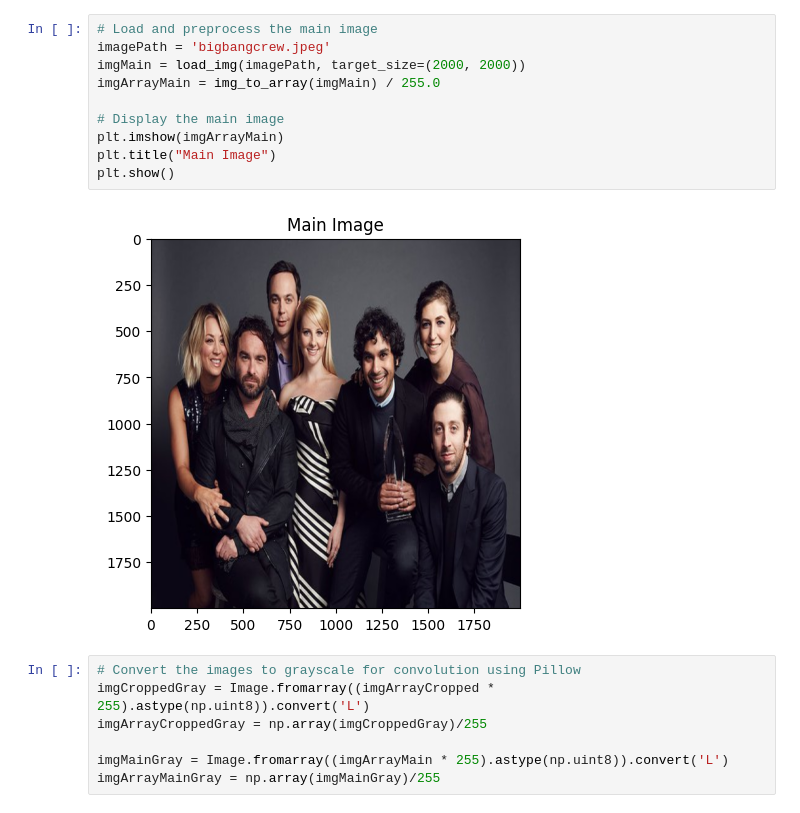
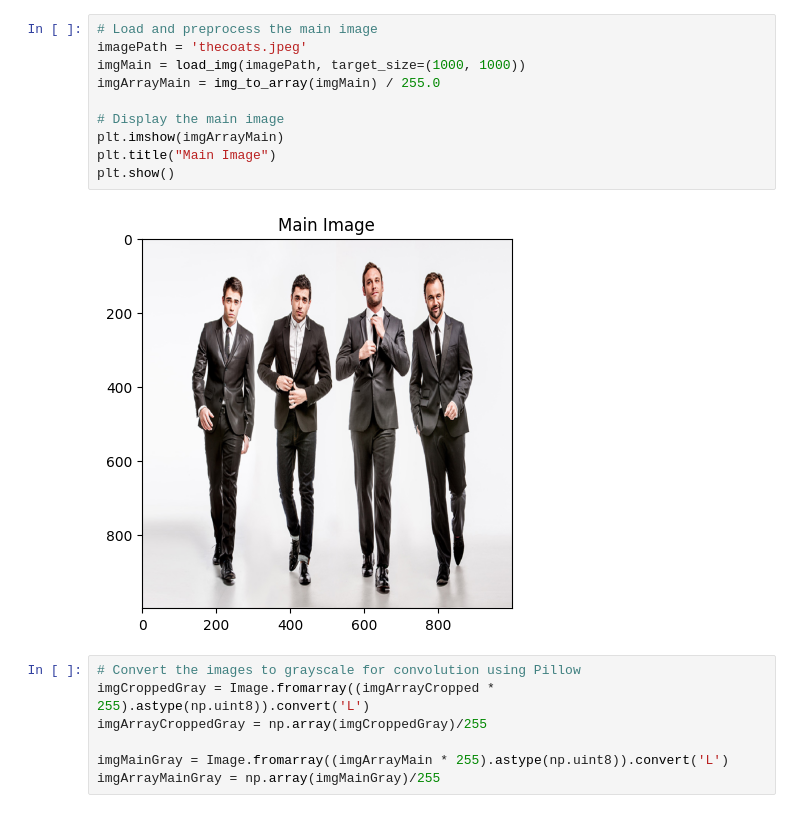
Before and after one commit to 20million/llm_assignments, a Jupyter notebook: jupyter/cnn.ipynb, the cells around one changed output. Drawn from its saved outputs; the diff is of its cells as text.

```diff
--- a/jupyter/cnn.ipynb
+++ b/jupyter/cnn.ipynb
@@ -23,15 +23,15 @@ plt.show()
 # %%
 # Load and preprocess the main image
-imagePath = 'bigbangcrew.jpeg'
-imgMain = load_img(imagePath, target_size=(2000, 2000))
+imagePath = 'thecoats.jpeg'
+imgMain = load_img(imagePath, target_size=(1000, 1000))
 imgArrayMain = img_to_array(imgMain) / 255.0
 
 # Display the main image
 plt.imshow(imgArrayMain)
 plt.title("Main Image")
 plt.show()
 # %% [output]
-[figure, old version]
+[figure, new version]
 # %%
 # Convert the images to grayscale for convolution using Pillow
 imgCroppedGray = Image.fromarray((imgArrayCropped * 255).astype(np.uint8)).convert('L')
```
Also changed, not shown: parts of 3 cells of this notebook, 34 other files.
